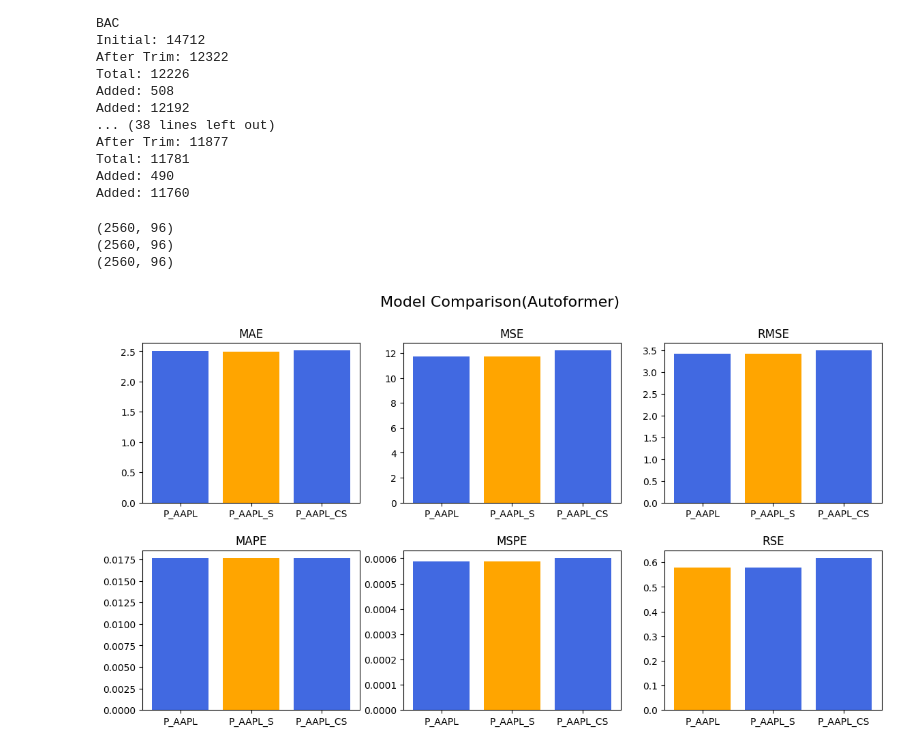
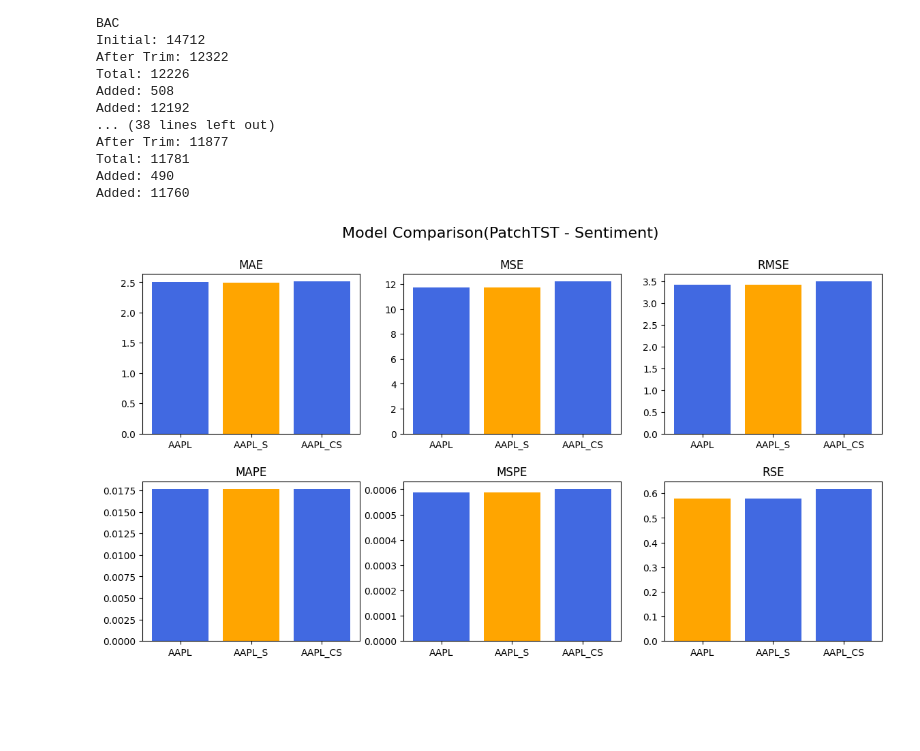
Before and after one commit to clo3olb/trader_ai, a Jupyter notebook: predictor/sentiment_analysis.ipynb, the cells around one changed output. Cells and saved outputs as stored; diff of their text form; code cells hidden in the pictures; blank space fills up the shorter version.

```diff
--- a/predictor/sentiment_analysis.ipynb
+++ b/predictor/sentiment_analysis.ipynb
@@ -10,7 +10,7 @@ symbols = [
 ]
 
 plt.figure(figsize=(15, 10))
-plt.suptitle("Stock price with sentiment data")
+plt.suptitle("Stock price with sentiment data(Future data referenced)")
 plt.subplots_adjust(top=0.95, hspace=0.5)
 
 for i, symbol in enumerate(symbols):
@@ -42,19 +42,22 @@ for i, symbol in enumerate(symbols):
     data["sentiment"] = data["sentiment"].astype(int)
 
     sentiment_scatter_data = data[data["sentiment"] != 0]
-    sentiment_scatter_data = sentiment_scatter_data[["Timestamp", "Close", "sentiment"]]
+    sentiment_scatter_data = sentiment_scatter_data[[
+        "Timestamp", "Close", "sentiment"]]
 
-    colors = sentiment_scatter_data["sentiment"].replace({1: 'green', -1: 'red'})
+    colors = sentiment_scatter_data["sentiment"].replace(
+        {1: 'green', -1: 'red'})
 
     fig = plt.subplot(len(symbols), 1, i + 1)
-    plt.scatter(sentiment_scatter_data["Timestamp"], sentiment_scatter_data["Close"], color=colors, s=10)
+    plt.scatter(sentiment_scatter_data["Timestamp"],
+                sentiment_scatter_data["Close"], color=colors, s=10)
 
     plt.plot(data["Timestamp"], data["Close"], color='blue', alpha=0.2)
     if i != len(symbols) - 1:
         fig.axes.get_xaxis().set_ticks([])
     # Create legend with corresponding color dots
     legend_elements = [plt.Line2D([0], [0], marker='o', color='w', label='Positive', markerfacecolor='green', markersize=5),
-                    plt.Line2D([0], [0], marker='o', color='w', label='Negative', markerfacecolor='red', markersize=5)]
+                       plt.Line2D([0], [0], marker='o', color='w', label='Negative', markerfacecolor='red', markersize=5)]
     plt.title(symbol, loc='left')  # Add this line to set the title to the left
     # plt.legend(handles=legend_elements)
 
@@ -100,7 +103,8 @@ for symbol in symbols:
     print("Added:", count * 24)
 
     price_data = price_data.iloc[:-96 - 24]
-    price_data.to_csv('./dataset/' + symbol + '_with_correct_sentiment.csv', index=True)
+    price_data.to_csv('./dataset/' + symbol +
+                      '_with_correct_sentiment.csv', index=True)
 # %% [output]
 AAPL
 Initial: 16035
@@ -146,12 +150,12 @@ model_ids = {
     # "Autoformer": "Autoformer_AAPL_pct_336_96",
     # "Transformer": "Transformer_AAPL_pct_336_96",
     # "DLinear": "DLinear_AAPL_pct_336_96",
-    "P_AAPL": "PatchTST_AAPL_without_sentiment_336_96",
-    "P_AAPL_S": "PatchTST_AAPL_with_sentiment_336_96",
-    "P_AAPL_CS": "PatchTST_AAPL_with_correct_sentiment_336_96",
-    # "A_AAPL": "Autoformer_AAPL_without_sentiment_336_96",
-    # "A_AAPL_S": "Autoformer_AAPL_with_sentiment_336_96",
-    # "A_AAPL_CS": "Autoformer_AAPL_with_correct_sentiment_336_96",
+    "AAPL": "PatchTST_AAPL_without_sentiment_336_96",
+    "AAPL_S": "PatchTST_AAPL_with_sentiment_336_96",
+    "AAPL_CS": "PatchTST_AAPL_with_correct_sentiment_336_96",
+    # "AAPL": "Autoformer_AAPL_without_sentiment_336_96",
+    # "AAPL_S": "Autoformer_AAPL_with_sentiment_336_96",
+    # "AAPL_CS": "Autoformer_AAPL_with_correct_sentiment_336_96",
 }
 
 
@@ -165,11 +169,8 @@ df = pd.DataFrame(columns=['model_name', 'model_id', 'mae', 'mse',
 for i, (model_name, model_id) in enumerate(model_ids.items()):
     data_path = getPath(model_id)
     # analysis_data = np.load(data_path + "metrics.npy")
-    preds = np.load(data_path + "pred.npy")[:,:,-1]
-    trues = np.load(data_path + "true.npy")[:,:,-1]
-
-    print(preds.shape)
-
+    preds = np.load(data_path + "pred.npy")[:, :, -1]
+    trues = np.load(data_path + "true.npy")[:, :, -1]
     analysis_data = metrics.metric(trues, preds)
 
     model_data = pd.DataFrame({
@@ -181,35 +182,32 @@ for i, (model_name, model_id) in enumerate(model_ids.items()):
         'mape': analysis_data[3],
         'mspe': analysis_data[4],
         'rse': analysis_data[5]
     }, index=[i])
 
     df = pd.concat([df, model_data], ignore_index=True)
 
 df.to_csv('model_comparison_pct.csv', index=False)
 
 fig = plt.figure(figsize=(14, 7))
 fig.subplots_adjust(hspace=0.3, wspace=0.2)
 width = 0.8
 r = np.arange(2)
-fig.suptitle('Model Comparison(Autoformer)', fontsize=16)
+fig.suptitle('Model Comparison(PatchTST - Sentiment)', fontsize=16)
 
 for i, column in enumerate(df.columns):
     if column == 'model_name' or column == 'model_id':
         continue
     index = i - 2
 
     colors = []
     for value in df[column]:
         if value == df[column].min():
             colors.append('orange')
         else:
             colors.append('royalblue')
 
     axes = plt.subplot(2, 3, index + 1)
     axes.bar(df['model_name'], df[column], width=width, color=colors)
     axes.set_title(column.upper())
 # %% [output]
-(2560, 96)
-(2560, 96)
-(2560, 96)
-[figure, old version]
+[figure, new version]
```
Also changed, not shown: parts of 1 cell of this notebook, 35 other files.
